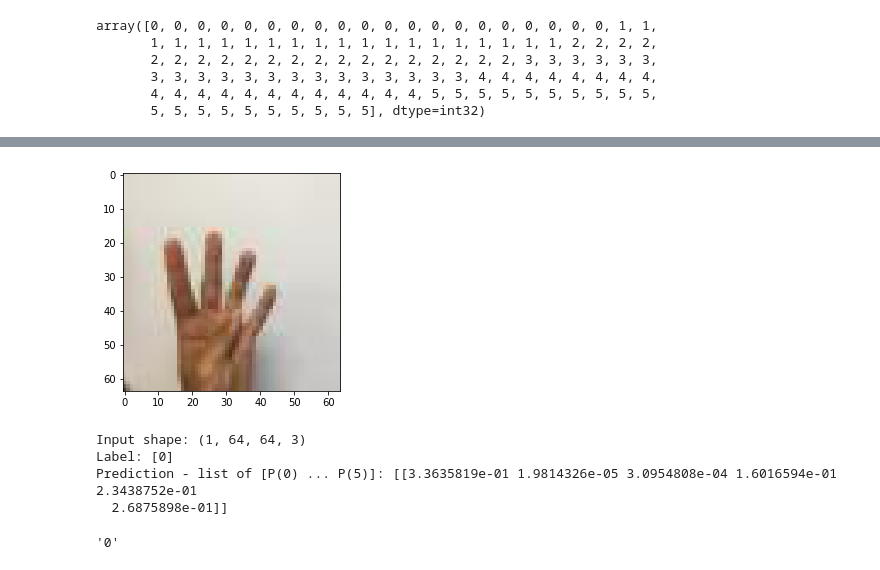
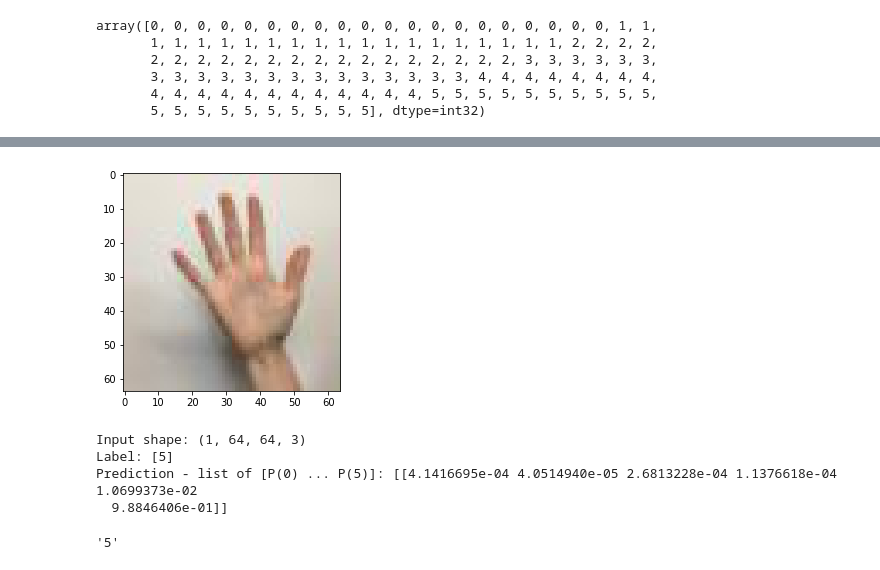
Before and after one commit to nguyenbh1507/Computer-Vision-TIC, a Jupyter notebook: Session-4/Gesture_model.ipynb, the cells around one changed output, grey strips where cells are left out. Drawn from its saved outputs; the diff is of its cells as text; code cells hidden in the pictures.

```diff
--- a/Session-4/Gesture_model.ipynb
+++ b/Session-4/Gesture_model.ipynb
@@ -397,14 +447,14 @@ print(err_idd)
 # %%
-idd = 86
+idd = 119
 img_path = test_dir + '/' + generator_test.filenames[idd]
 predict(
     image_path=img_path,
     model=model
 )
 # %% [output]
-[figure, old version]
+[figure, new version]
 Input shape: (1, 64, 64, 3)
-Label: [0]
-Prediction - list of [P(0) ... P(5)]: [[3.3635819e-01 1.9814326e-05 3.0954808e-04 1.6016594e-01 2.3438752e-01
-  2.6875898e-01]]
+Label: [5]
+Prediction - list of [P(0) ... P(5)]: [[4.1416695e-04 4.0514940e-05 2.6813228e-04 1.1376618e-04 1.0699373e-02
+  9.8846406e-01]]
-'0'
+'5'
```
Also changed, not shown: parts of 12 cells of this notebook.
